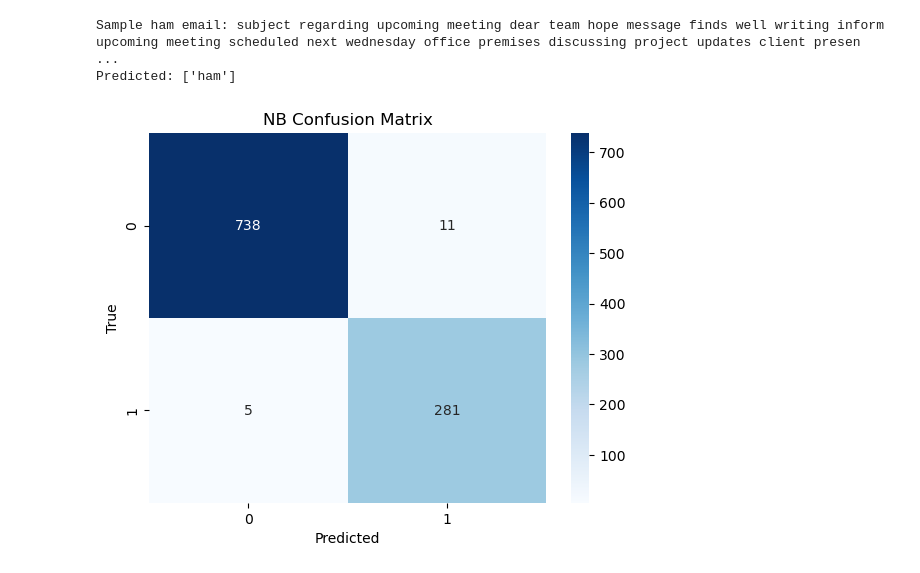
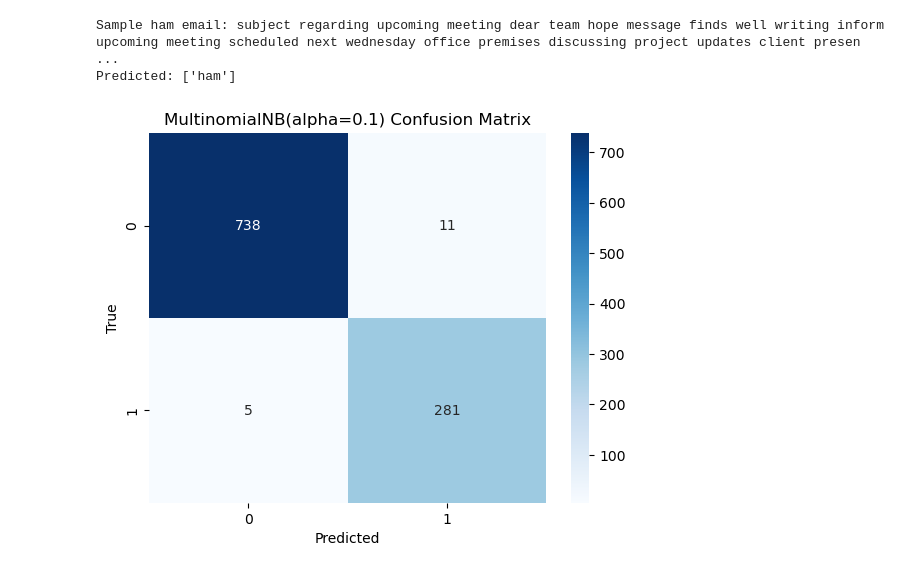
Before and after one commit to davidkundrats/spam-classifier, a Jupyter notebook: spam-classifier.ipynb, the cells around one changed output. Cells and saved outputs as stored; diff of their text form; code cells hidden in the pictures.

Commit message:
simplify and streamline training and predict methods

```diff
--- a/spam-classifier.ipynb
+++ b/spam-classifier.ipynb
@@ -85,17 +85,17 @@ from sklearn.model_selection import train_test_split
 from sklearn.tree import DecisionTreeClassifier
 from sklearn.feature_extraction.text import TfidfVectorizer
 
-global vectorizer, X_train_vectorized, X_test_vectorized
+vectorizer, X_train_vectorized, X_test_vectorized
 vectorizer = TfidfVectorizer()
+X_train_vectorized = vectorizer.fit_transform(X_train)
+X_test_vectorized = vectorizer.transform(X_test)
 
-def train(X_train, X_test, y_train, y_test, model):
-    X_train_vectorized = vectorizer.fit_transform(X_train)
-    X_test_vectorized = vectorizer.transform(X_test)
-    model.fit(X_train_vectorized, y_train)
-    print(f'Model trained. Model testing score: {model.score(X_test_vectorized, y_test)}')
-    return model
+def train(model):
+        model.fit(X_train_vectorized, y_train)
+        print(f'Model trained. Model testing score: {model.score(X_test_vectorized, y_test)}')
+        return model
 
-def predict(X_test, X_train, y_test, model, input_data):
+def predict(model, input_data):
     if input_data == None:
         for pred in range(5):
             prediction = model.predict(X_test_vectorized)
@@ -105,9 +105,6 @@ def predict(X_test, X_train, y_test, model, input_data):
         input_data_vectorized = vectorizer.transform(input_data)
         prediction = model.predict(input_data_vectorized)
         print(f'Predicted: {prediction}')
-
-def return_vectorized(X_train, X_test):
-    return X_train_vectorized, X_test_vectorized
 # %%
 #Create model (In this case, decision tree)
 #Establish X and y values. Split using train_test_split.
@@ -140,10 +137,9 @@ grid_rf = GridSearchCV(rf, param_grid_rf, cv=5)
 grid_nb = GridSearchCV(nb, param_grid_nb, cv = 5)
 
 cv_models = [grid_knn, grid_dt, grid_rf, grid_nb]
-X_train_vectorized,X_test_vectorized = return_vectorized(X_train, X_test)
 
 for model in cv_models:
-    model = train(X_train, X_test, y_train, y_test, model)
+    model = train(model)
 
 for model in cv_models:
     model_name = str(model.estimator).split('(')[0]
@@ -214,16 +210,16 @@ Predicted: ['ham']
 # %%
 #Confusion matrix:
 from sklearn.metrics import confusion_matrix
 import matplotlib.pyplot as plt
 import seaborn as sns
-
-X_train_vectorized, X_test_vectorized = return_vectorized(X_train, X_test)
-y_pred = model.predict(X_test_vectorized)
-cm = confusion_matrix(y_test, y_pred)
-sns.heatmap(cm, annot=True, fmt="d", cmap="Blues")
-plt.xlabel("Predicted")
-plt.ylabel("True")
-plt.title("NB Confusion Matrix")
-plt.show()
+def display_cm(model):
+    y_pred = model.predict(X_test_vectorized)
+    cm = confusion_matrix(y_test, y_pred)
+    sns.heatmap(cm, annot=True, fmt="d", cmap="Blues")
+    plt.xlabel("Predicted")
+    plt.ylabel("True")
+    plt.title(f"{model} Confusion Matrix")
+    plt.show()
+display_cm(model)
 # %% [output]
-[figure, old version]
+[figure, new version]
```
Also changed, not shown: parts of 5 cells of this notebook.
